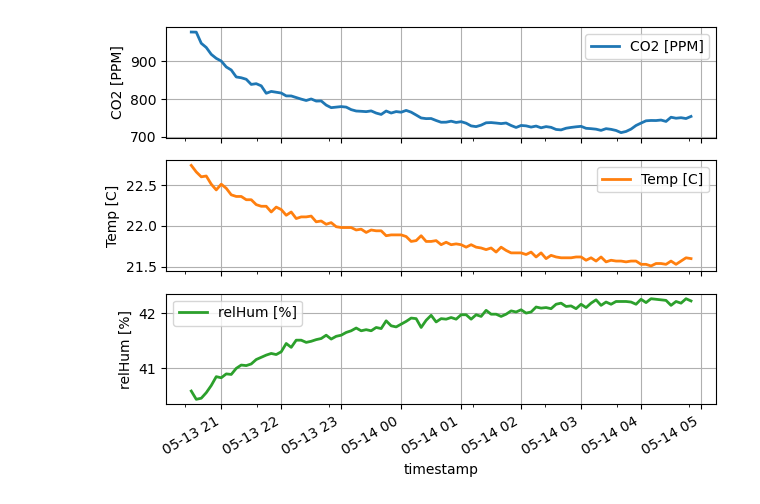
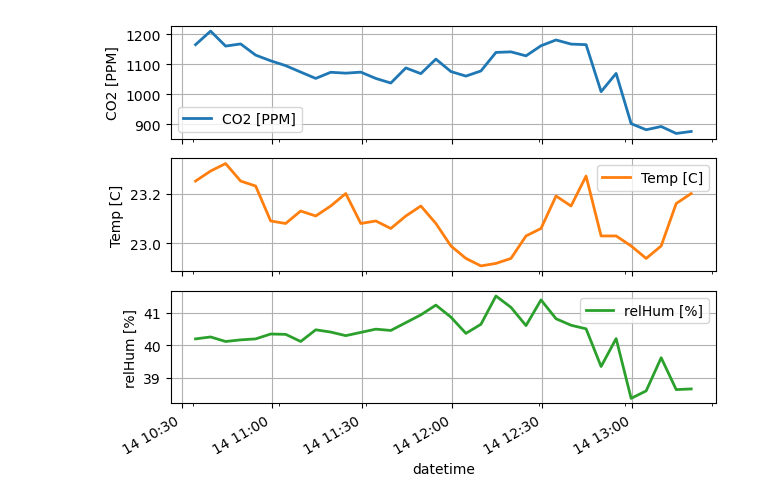
Before and after one commit to hydroclaus/rpy_velutina, a Jupyter notebook: CO2_waveshare_OLED/src/CO2_plot_data.ipynb, the cells around one changed output. Saved outputs shown, nothing was run; the diff lists cells and outputs as text; code cells hidden in the pictures.

Commit message:
plotting data

```diff
--- a/CO2_waveshare_OLED/src/CO2_plot_data.ipynb
+++ b/CO2_waveshare_OLED/src/CO2_plot_data.ipynb
@@ -4,7 +4,7 @@ import pandas as pd
 import matplotlib.pyplot as plt
 import datetime
 # %%
-fname = r"../data/sensor_data_20260514_ueberNacht.csv"
+fname = r"../data/sensor_data_2026-05-14 10:34:34.csv"
 # %%
 data = pd.read_csv(fname)
 # %%
@@ -39,0 +45,2 @@ memory usage: 3.3 KB
+# %%
+data.index = pd.to_datetime(data['datetime'])
@@ -40,15 +57,15 @@ memory usage: 3.3 KB
 # %%
-t0 = pd.Timestamp('2026-05-13 20:30:00')
-data.index = t0 + pd.to_timedelta(data['datetime'], unit='s')
-data.index.name = 'timestamp'
+# t0 = pd.Timestamp('2026-05-13 20:30:00')
+# data.index = t0 + pd.to_timedelta(data['datetime'], unit='s')
+# data.index.name = 'timestamp'
 
 variables = ['CO2 [PPM]', 'Temp [C]', 'relHum [%]']
 ax = data.plot(y=variables, lw=2, subplots=True, grid=True)
 for a, lbl in zip(ax, variables):
     a.set_ylabel(lbl)
 
 now = datetime.datetime.now().strftime('%Y-%m-%d %H:%M:%S')
 plt.tight_layout()
 plt.savefig(f'../figs/sensor_data_plot_{now}.png')
 # %% [output]
-[figure, old version]
+[figure, new version]
```
Also changed, not shown: parts of 3 cells of this notebook.
